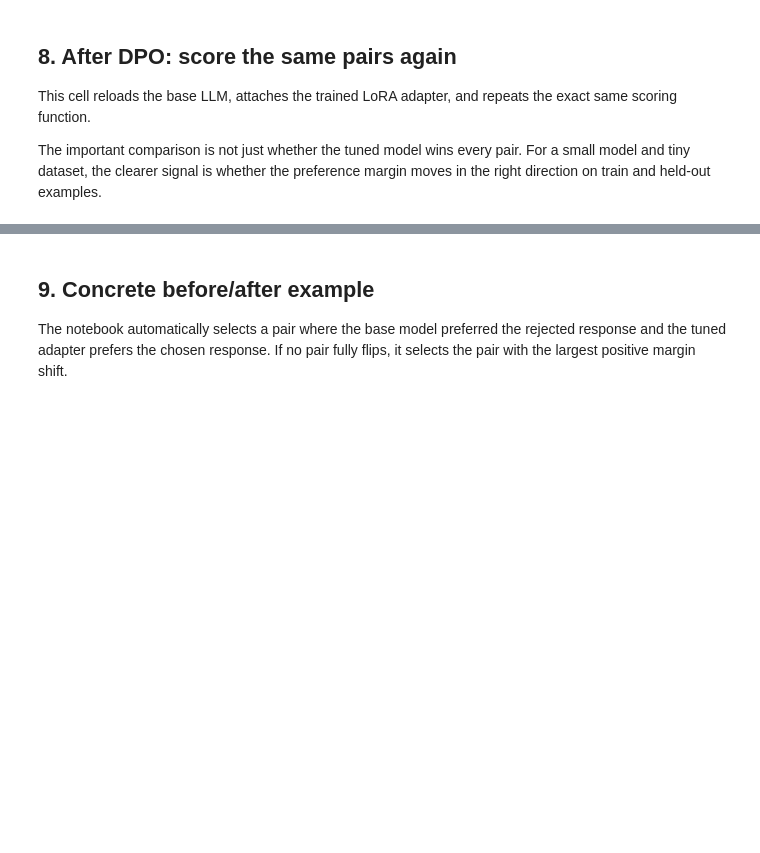
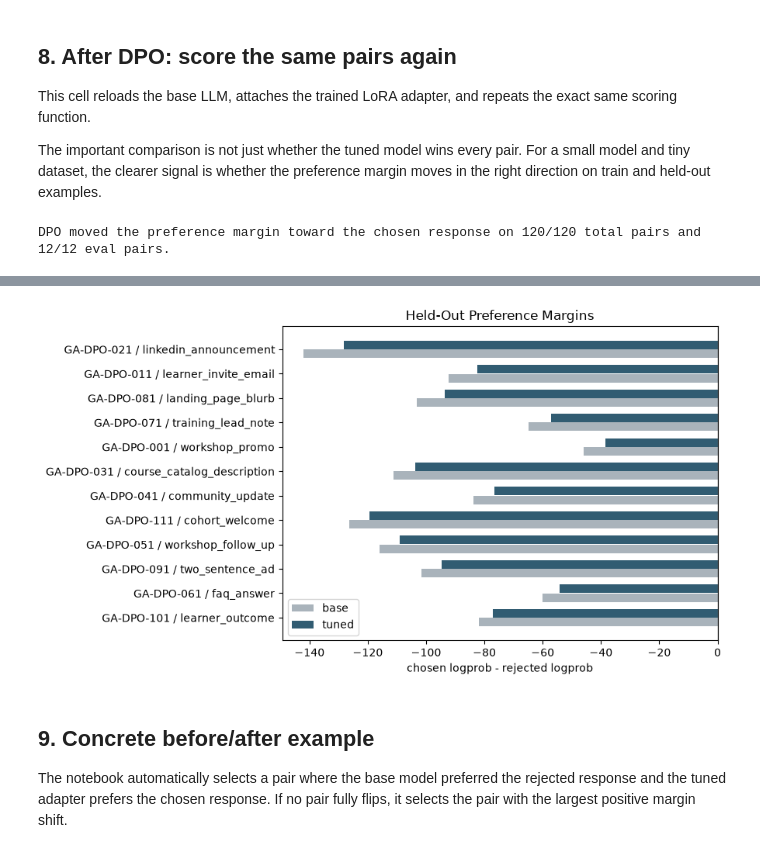
Before and after one commit to vidhyathegenacademy/mastering-agentic-ai-bootcamp-week-5, a Jupyter notebook: notebooks/brand_voice_huggingface_dpo_demo.ipynb, the cells around one changed output, grey strips where cells are left out. Saved outputs shown, nothing was run; the diff lists cells and outputs as text; code cells hidden in the pictures; blank space fills up the shorter version.

Commit message:
Restore 120 pair DPO dataset

```diff
--- a/notebooks/brand_voice_huggingface_dpo_demo.ipynb
+++ b/notebooks/brand_voice_huggingface_dpo_demo.ipynb
@@ -133,23 +177,21 @@ print(eval_dataset)
 # %%
 # This is the base LLM. DPO will update a LoRA adapter on top of this model.
-# Default is Colab-friendly. For a stronger GPU, try: Qwen/Qwen2.5-1.5B-Instruct
-BASE_MODEL = os.environ.get("HF_DPO_BASE_MODEL", "Qwen/Qwen2.5-0.5B-Instruct")
-OUTPUT_DIR = os.environ.get("HF_DPO_OUTPUT_DIR", "outputs/gen-academy-brand-voice-hf-dpo-qwen05b")
+BASE_MODEL = os.environ.get("HF_DPO_BASE_MODEL", "HuggingFaceTB/SmolLM2-135M-Instruct")
+OUTPUT_DIR = "outputs/gen-academy-brand-voice-hf-dpo"
 
-# These settings are designed for a realistic Colab run on the expanded 360-pair dataset.
-# Full reversal is much more likely with a stronger model, length-normalized evaluation,
-# and enough epochs for the adapter to separate chosen from rejected responses.
+# These settings are deliberately small for a live workshop run.
+# A production run would use more data, stronger evaluation, and likely a larger base model.
 dpo_settings = {
     "base_model": BASE_MODEL,
     "output_dir": OUTPUT_DIR,
     "beta": 0.1,
-    "learning_rate": 5e-5,
-    "num_train_epochs": 5,
+    "learning_rate": 2e-5,
+    "num_train_epochs": 3,
     "per_device_train_batch_size": 1,
     "gradient_accumulation_steps": 8,
     "max_length": 1024,
-    "lora_r": 32,
-    "lora_alpha": 64,
+    "lora_r": 16,
+    "lora_alpha": 32,
     "lora_dropout": 0.05,
 }
 
@@ -369,8 +447,8 @@ from peft import PeftModel
 tuned_base, tokenizer = load_base_model()
 tuned_model = PeftModel.from_pretrained(tuned_base, OUTPUT_DIR)
 tuned_model.eval()
-if DEVICE != "cpu":
-    tuned_model.to(DEVICE)
+if torch.backends.mps.is_available():
+    tuned_model.to("mps")
 
 # Score the exact same chosen/rejected completions again after DPO.
 tuned_all_scores = score_pairs(tuned_model, tokenizer, trl_rows, "tuned")
@@ -393,32 +471,29 @@ def summarize(scope, frame):
         "avg_margin_change": frame["margin_change"].mean(),
         "pairs_moved_toward_chosen": int((frame["margin_change"] > 0).sum()),
         "pct_moved_toward_chosen": (frame["margin_change"] > 0).mean(),
-        "pairs_flipped_to_chosen": int(((~frame["prefers_chosen_base"]) & frame["prefers_chosen_tuned"]).sum()),
     }
 
 # margin_change > 0 means DPO moved the LLM toward the Gen Academy-style answer.
 summary = pd.DataFrame([summarize("eval", comparison_eval), summarize("all_pairs", comparison_all)])
 print(
-    f"DPO moved the normalized preference margin toward the chosen response on "
+    f"DPO moved the preference margin toward the chosen response on "
     f"{int((comparison_all['margin_change'] > 0).sum())}/{len(comparison_all)} total pairs "
     f"and {int((comparison_eval['margin_change'] > 0).sum())}/{len(comparison_eval)} eval pairs."
-)
-print(
-    f"Tuned normalized win rate: {comparison_eval['prefers_chosen_tuned'].mean():.0%} on eval, "
-    f"{comparison_all['prefers_chosen_tuned'].mean():.0%} overall."
 )
 display(summary)
 display(comparison_eval[["id", "category", "margin_base", "margin_tuned", "margin_change", "prefers_chosen_base", "prefers_chosen_tuned"]])
 
 plot_df = comparison_eval.sort_values("margin_change")
-fig, ax = plt.subplots(figsize=(9, 8))
+fig, ax = plt.subplots(figsize=(9, 5))
 y = range(len(plot_df))
 ax.barh([i - 0.18 for i in y], plot_df["margin_base"], height=0.35, label="base", color="#a9b3bb")
 ax.barh([i + 0.18 for i in y], plot_df["margin_tuned"], height=0.35, label="tuned", color="#315c72")
 ax.axvline(0, color="#666", linewidth=1)
 ax.set_yticks(list(y))
-ax.set_yticklabels(plot_df["id"] + " / " + plot_df["category"], fontsize=8)
-ax.set_title("Held-Out Length-Normalized Preference Margins")
-ax.set_xlabel("chosen avg logprob - rejected avg logprob")
+ax.set_yticklabels(plot_df["id"] + " / " + plot_df["category"])
+ax.set_title("Held-Out Preference Margins")
+ax.set_xlabel("chosen logprob - rejected logprob")
 ax.legend()
 plt.tight_layout()
+# %% [output]
+DPO moved the preference margin toward the chosen response on 120/120 total pairs and 12/12 eval pairs.
@@ -425,3 +516,4 @@ plt.tight_layout()
+[figure, added]
 # %% [markdown]
 ## 9. Concrete before/after example
 
```
Also changed, not shown: parts of 15 cells of this notebook, 6 other files.
